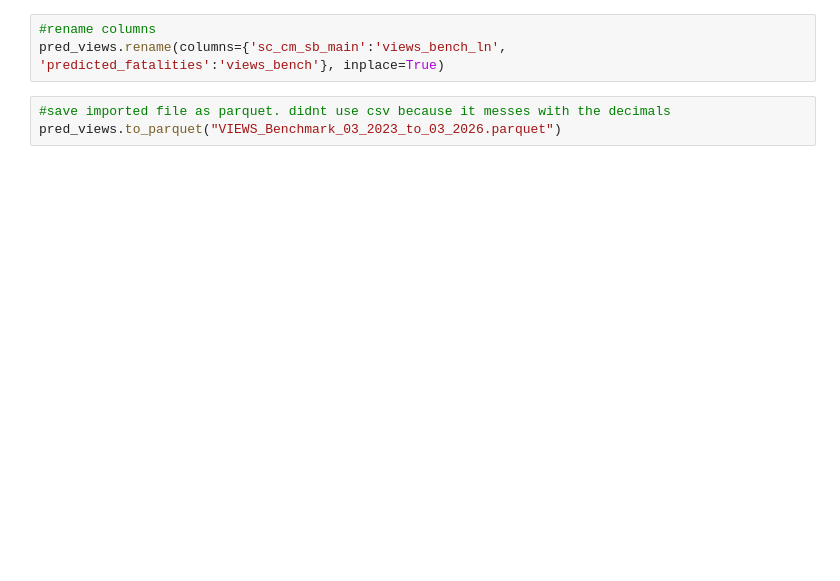
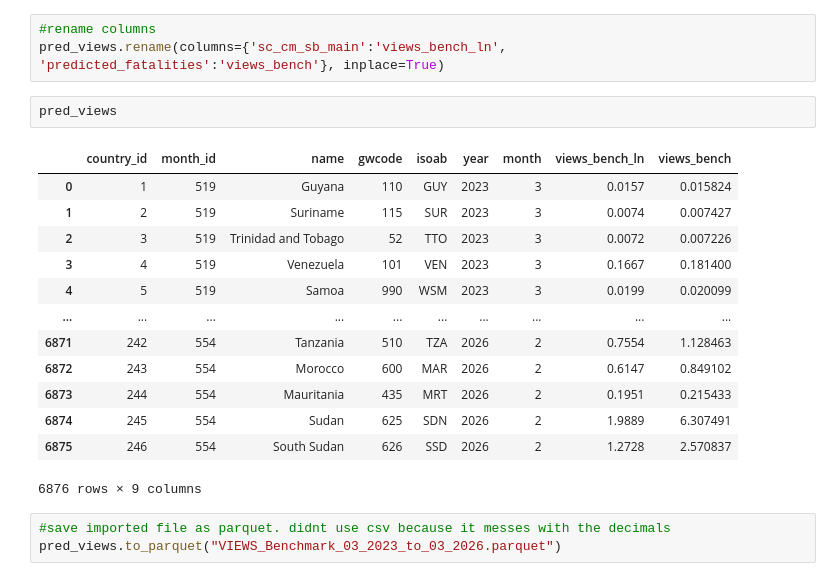
Before and after one commit to richardneureuther/Master_Thesis, a Jupyter notebook: Code/VIEWS_Benchmark_API_Call.ipynb, the cells around one changed output. Drawn from its saved outputs; the diff is of its cells as text; blank space fills up the shorter version.

Commit message:
benchmark now starts from march 2023

```diff
--- a/Code/VIEWS_Benchmark_API_Call.ipynb
+++ b/Code/VIEWS_Benchmark_API_Call.ipynb
@@ -113,6 +124,22 @@ plt.show()
 # %%
 #rename columns
 pred_views.rename(columns={'sc_cm_sb_main':'views_bench_ln', 'predicted_fatalities':'views_bench'}, inplace=True)
+# %%
+pred_views
+# %% [output]
+|  | country_id | month_id | name | gwcode | isoab | year | month | views_bench_ln | views_bench |
+| 0 | 1 | 519 | Guyana | 110 | GUY | 2023 | 3 | 0.0157 | 0.015824 |
+| 1 | 2 | 519 | Suriname | 115 | SUR | 2023 | 3 | 0.0074 | 0.007427 |
+| 2 | 3 | 519 | Trinidad and Tobago | 52 | TTO | 2023 | 3 | 0.0072 | 0.007226 |
+| 3 | 4 | 519 | Venezuela | 101 | VEN | 2023 | 3 | 0.1667 | 0.181400 |
+| 4 | 5 | 519 | Samoa | 990 | WSM | 2023 | 3 | 0.0199 | 0.020099 |
+| ... | ... | ... | ... | ... | ... | ... | ... | ... | ... |
+| 6871 | 242 | 554 | Tanzania | 510 | TZA | 2026 | 2 | 0.7554 | 1.128463 |
+| 6872 | 243 | 554 | Morocco | 600 | MAR | 2026 | 2 | 0.6147 | 0.849102 |
+| 6873 | 244 | 554 | Mauritania | 435 | MRT | 2026 | 2 | 0.1951 | 0.215433 |
+| 6874 | 245 | 554 | Sudan | 625 | SDN | 2026 | 2 | 1.9889 | 6.307491 |
+| 6875 | 246 | 554 | South Sudan | 626 | SSD | 2026 | 2 | 1.2728 | 2.570837 |
+6876 rows × 9 columns
 # %%
 #save imported file as parquet. didnt use csv because it messes with the decimals
 pred_views.to_parquet("VIEWS_Benchmark_03_2023_to_03_2026.parquet")
```
Also changed, not shown: parts of 4 cells of this notebook, 1 other file.
